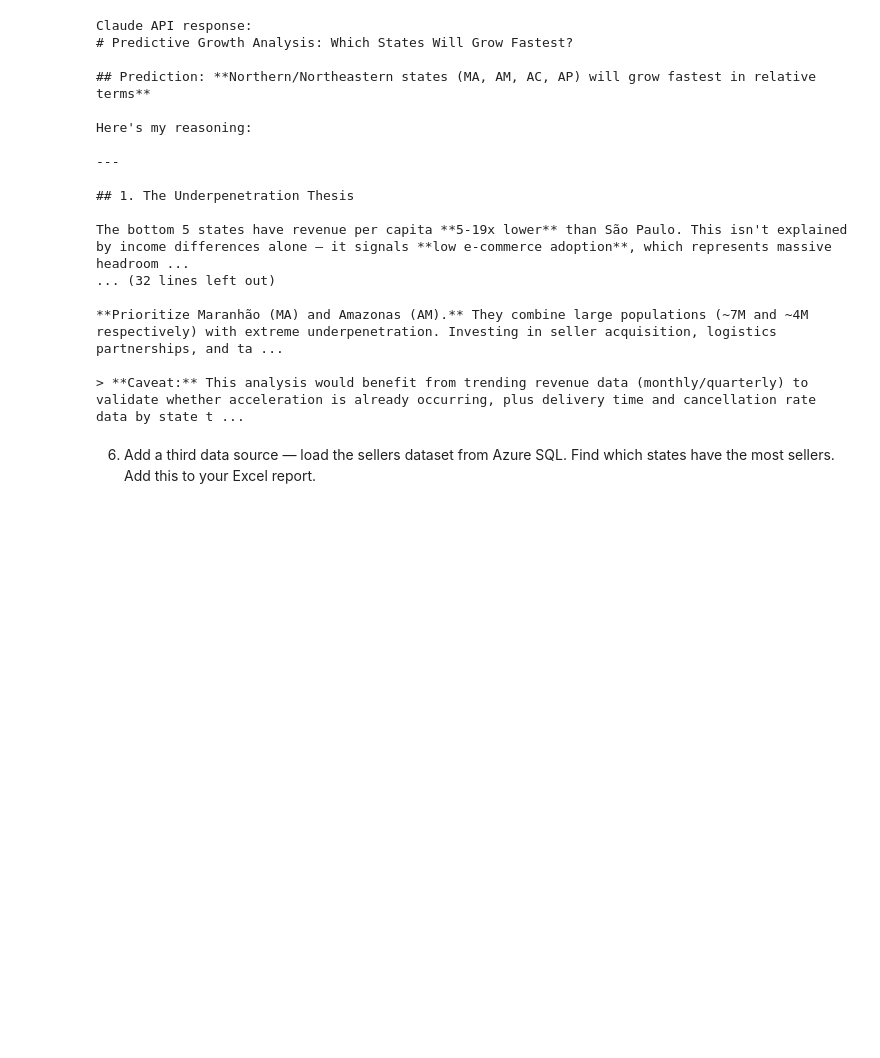
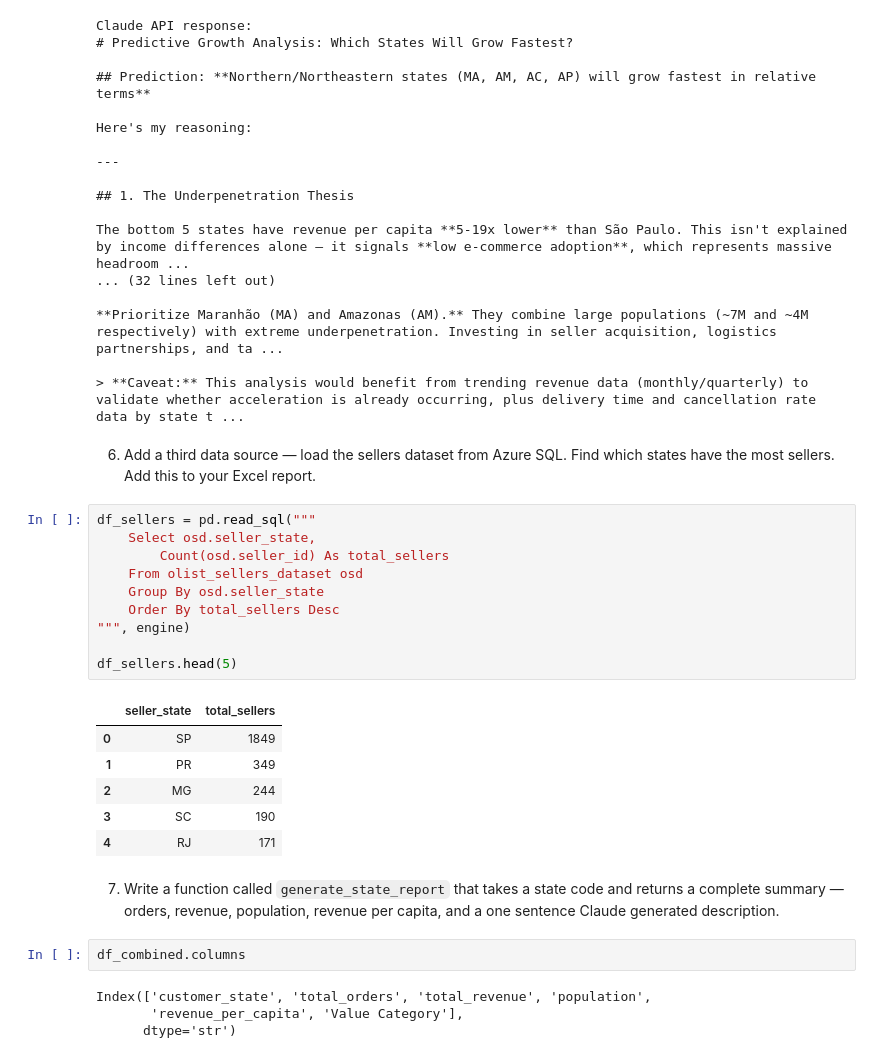
Before and after one commit to Alaninja1209/Data-Engineering-Portfolio, a Jupyter notebook: python_data_practice/week2_wednesday_alan.ipynb, the cells around one changed output. Cells and saved outputs as stored; diff of their text form; blank space fills up the shorter version.

```diff
--- a/python_data_practice/week2_wednesday_alan.ipynb
+++ b/python_data_practice/week2_wednesday_alan.ipynb
@@ -430,3 +430,28 @@ The bottom 5 states have revenue per capita **5-19x lower** than São Paulo. Thi
 > **Caveat:** This analysis would benefit from trending revenue data (monthly/quarterly) to validate whether acceleration is already occurring, plus delivery time and cancellation rate data by state t ...
 # %% [markdown]
 6. Add a third data source — load the sellers dataset from Azure SQL. Find which states have the most sellers. Add this to your Excel report.
+# %%
+df_sellers = pd.read_sql("""
+    Select osd.seller_state,
+        Count(osd.seller_id) As total_sellers
+    From olist_sellers_dataset osd
+    Group By osd.seller_state
+    Order By total_sellers Desc
+""", engine)
+
+df_sellers.head(5)
+# %% [output]
+|  | seller_state | total_sellers |
+| 0 | SP | 1849 |
+| 1 | PR | 349 |
+| 2 | MG | 244 |
+| 3 | SC | 190 |
+| 4 | RJ | 171 |
+# %% [markdown]
+7. Write a function called `generate_state_report` that takes a state code and returns a complete summary — orders, revenue, population, revenue per capita, and a one sentence Claude generated description.
+# %%
+df_combined.columns
+# %% [output]
+Index(['customer_state', 'total_orders', 'total_revenue', 'population',
+       'revenue_per_capita', 'Value Category'],
+      dtype='str')
```
Also changed, not shown: parts of 7 cells of this notebook, 1 other file.
